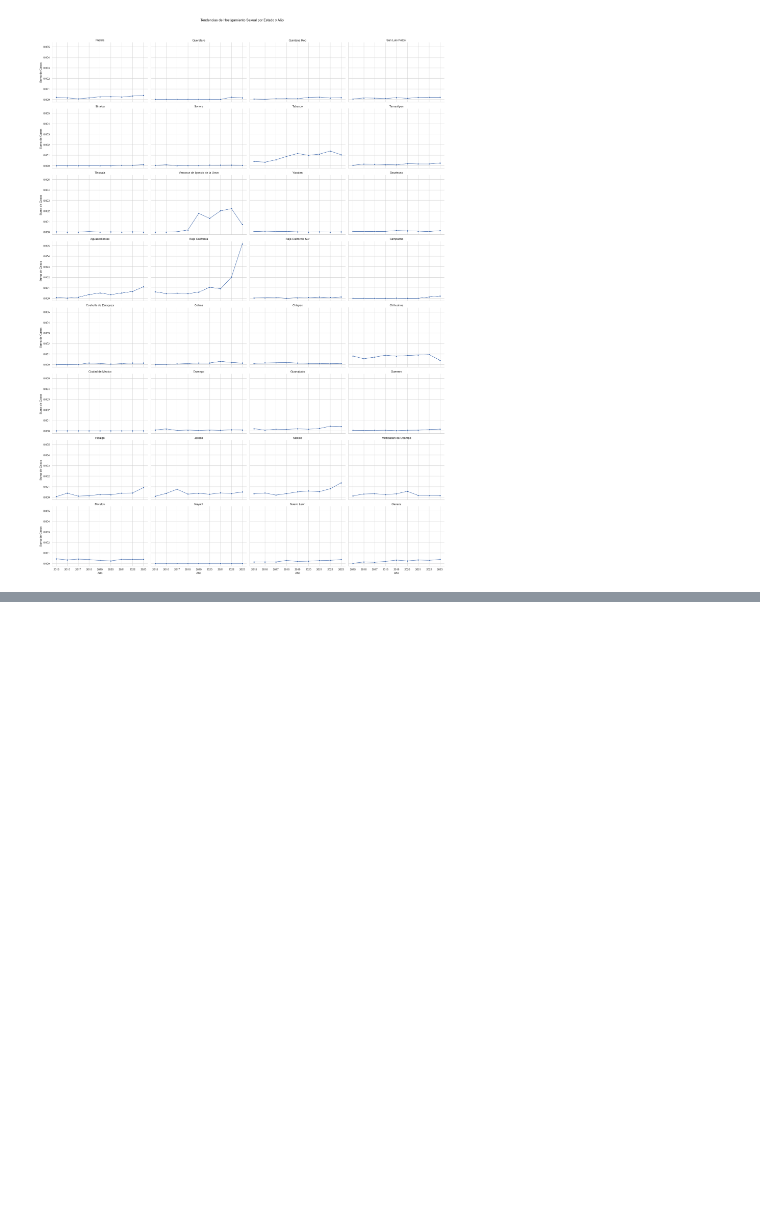
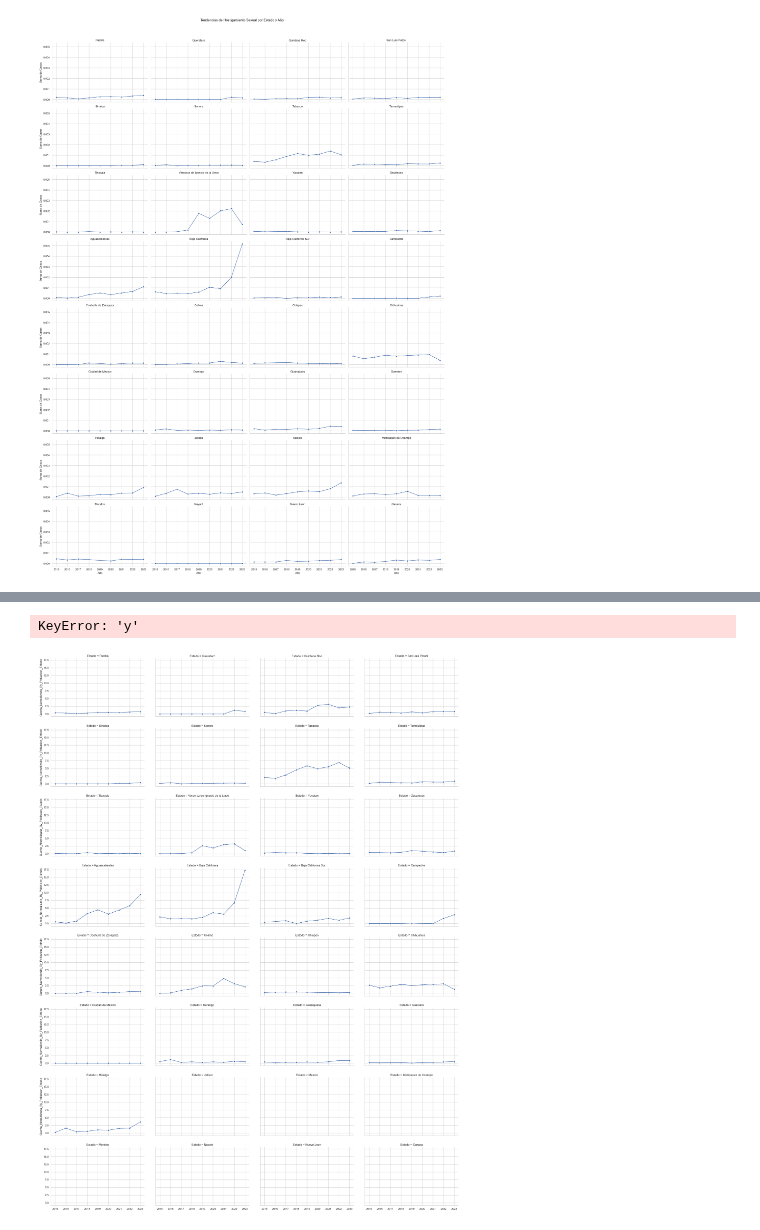
Before and after one commit to BlackEddit/EDA_Cleasings, a Jupyter notebook: EDA_Sex_Agre_New.ipynb, the cells around one changed output, grey strips where cells are left out. Drawn from its saved outputs; the diff is of its cells as text; code cells hidden in the pictures; blank space fills up the shorter version.

```diff
--- a/EDA_Sex_Agre_New.ipynb
+++ b/EDA_Sex_Agre_New.ipynb
@@ -337,4 +337,4 @@ df_pop_mex_final_melt['Estado'] = df_pop_mex_final_melt['Estado'].replace('Quer
 '''  Union de los dos dataframes  '''
 
 # Unir en base al 'Estado' y al 'A_o'
-df_merged = pd.merge(df_sex_agresion, df_pop_mex_final_melt, on=['Estado', 'A_o'], how='left')
+df_final_22Sep = pd.merge(df_sex_agresion, df_pop_mex_final_melt, on=['Estado', 'A_o'], how='left')
@@ -340,0 +349,5 @@ df_merged = pd.merge(df_sex_agresion, df_pop_mex_final_melt, on=['Estado', 'A_o'
+# %%
+df_final_22Sep['Cuenta_Normalizada_By_Poblacion_Estado'] = (df_final_22Sep['Valor'] / df_final_22Sep['Poblacion']) * 100000
+
+
+print(df_final_22Sep.head(3))
@@ -798,0 +824,4 @@ plt.show()
+# %%
+df_final_22Sep['A_o'] = df_final_22Sep['A_o'].astype(int)
+
+print(df_final_22Sep.info())
@@ -798,0 +845,26 @@ plt.show()
+# %%
+
+#df_filtrado = df_final_22Sep[df_final_22Sep['Tipo_de_abuso'].isin(['Acoso sexual', 'Abuso sexual'])]
+
+
+df_hostigamiento_sexual_2 = df_final_22Sep[df_final_22Sep['Tipo_de_abuso'] == 'Hostigamiento sexual']
+
+g = sns.FacetGrid(df_hostigamiento_sexual_2, col="Estado", col_wrap=4, height=4, aspect=1.5)
+
+
+g.map(sns.lineplot, "A_o", "Cuenta_Normalizada_By_Poblacion_Estado", estimator=sum, errorbar=None, marker='o')
+
+
+g.set_axis_labels("Año", "Suma de Casos")
+g.set_titles("{col_name}")
+
+
+g.fig.suptitle('Tendencias de Hostigamiento Sexual por Estado y Año', y=1.02)
+
+
+
+plt.tight_layout()
+plt.show()
+# %% [output]
+KeyError: 'y'
+[figure, added]
```
Also changed, not shown: parts of 6 cells of this notebook.
